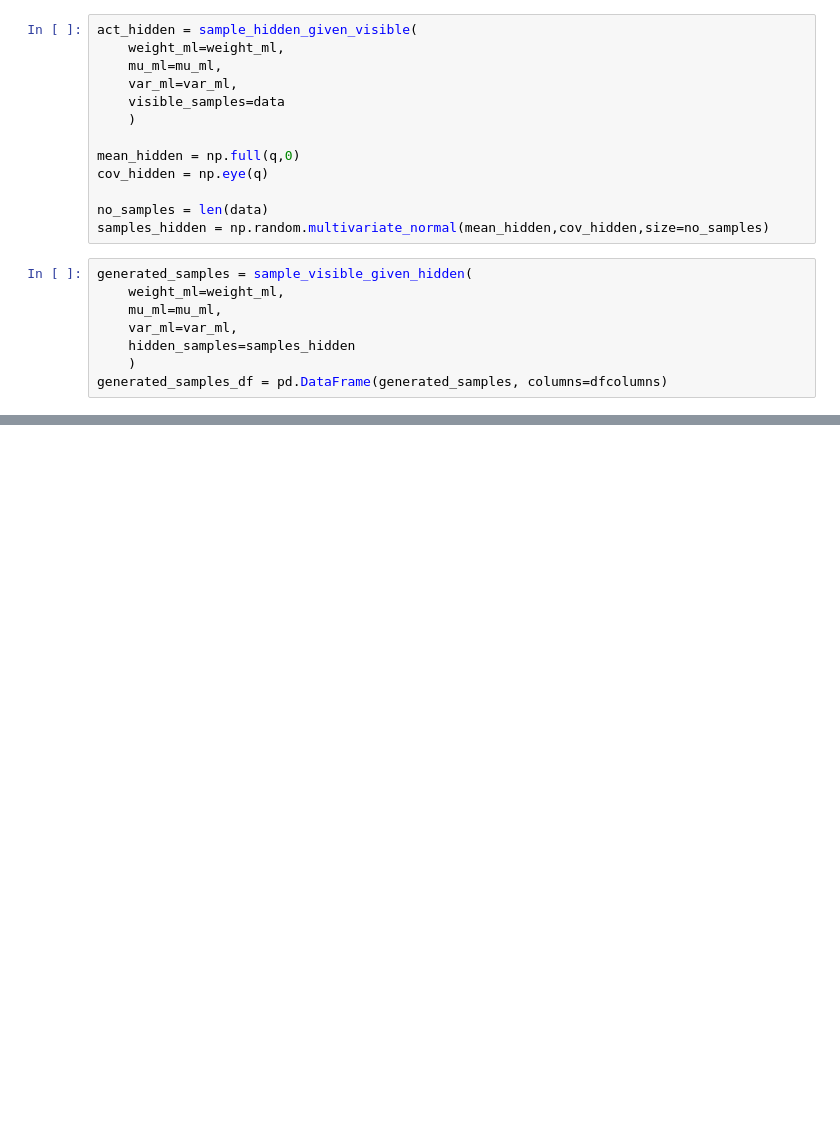
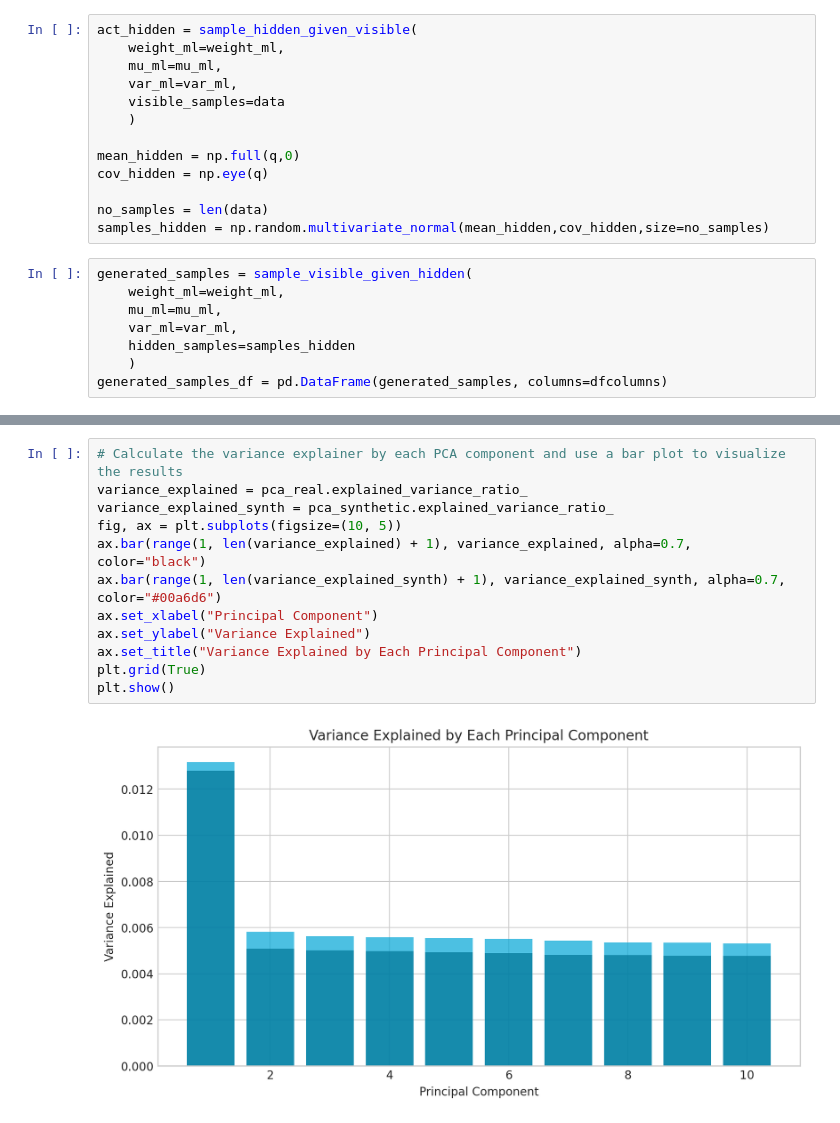
Before and after one commit to costasmexis/GeLaSKiMo, a Jupyter notebook: testing_notebook.ipynb, the cells around one changed output, grey strips where cells are left out. Saved outputs shown, nothing was run; the diff lists cells and outputs as text; blank space fills up the shorter version.

```diff
--- a/testing_notebook.ipynb
+++ b/testing_notebook.ipynb
@@ -163,0 +151,14 @@ metadata.detect_from_dataframe(df)
+# %%
+# Calculate the variance explainer by each PCA component and use a bar plot to visualize the results
+variance_explained = pca_real.explained_variance_ratio_
+variance_explained_synth = pca_synthetic.explained_variance_ratio_
+fig, ax = plt.subplots(figsize=(10, 5))
+ax.bar(range(1, len(variance_explained) + 1), variance_explained, alpha=0.7, color="black")
+ax.bar(range(1, len(variance_explained_synth) + 1), variance_explained_synth, alpha=0.7, color="#00a6d6")
+ax.set_xlabel("Principal Component")
+ax.set_ylabel("Variance Explained")
+ax.set_title("Variance Explained by Each Principal Component")
+plt.grid(True)
+plt.show()
+# %% [output]
+[figure, added]
```
Also changed, not shown: parts of 13 cells of this notebook.
